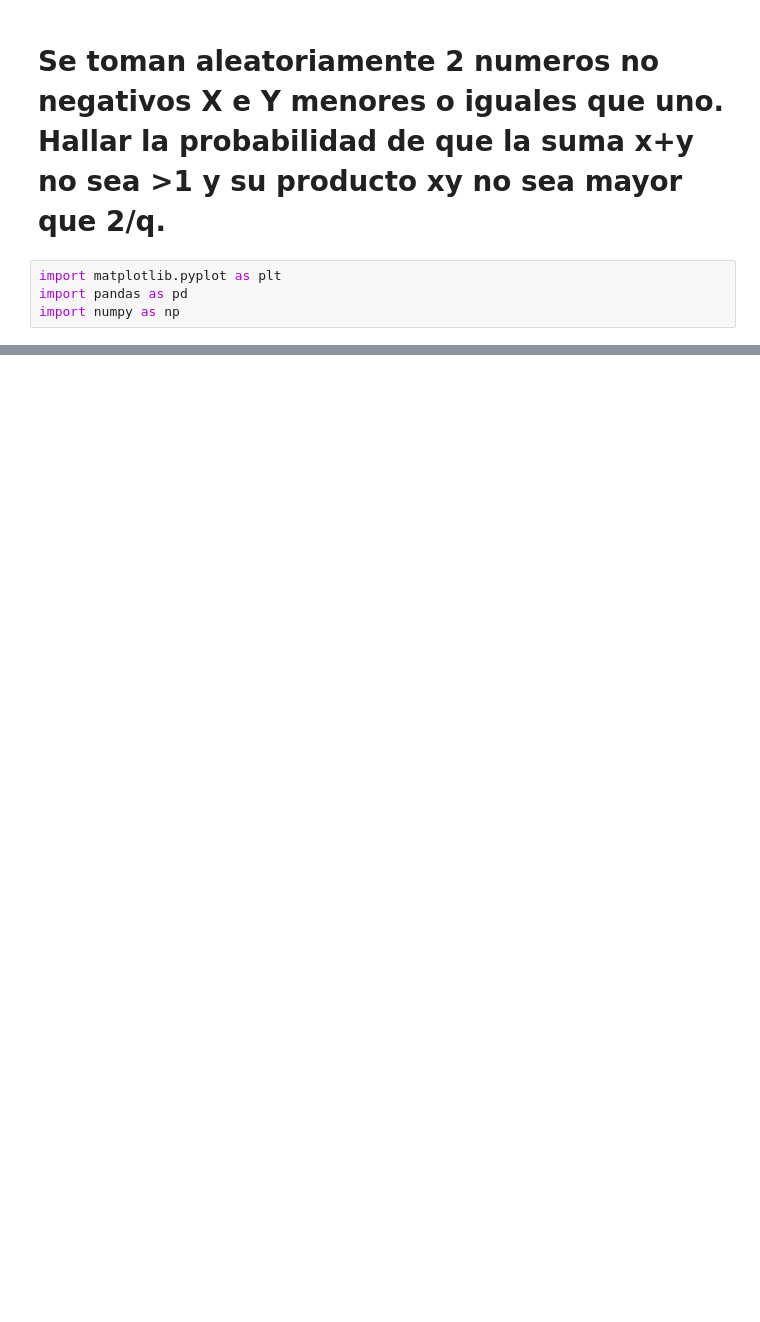
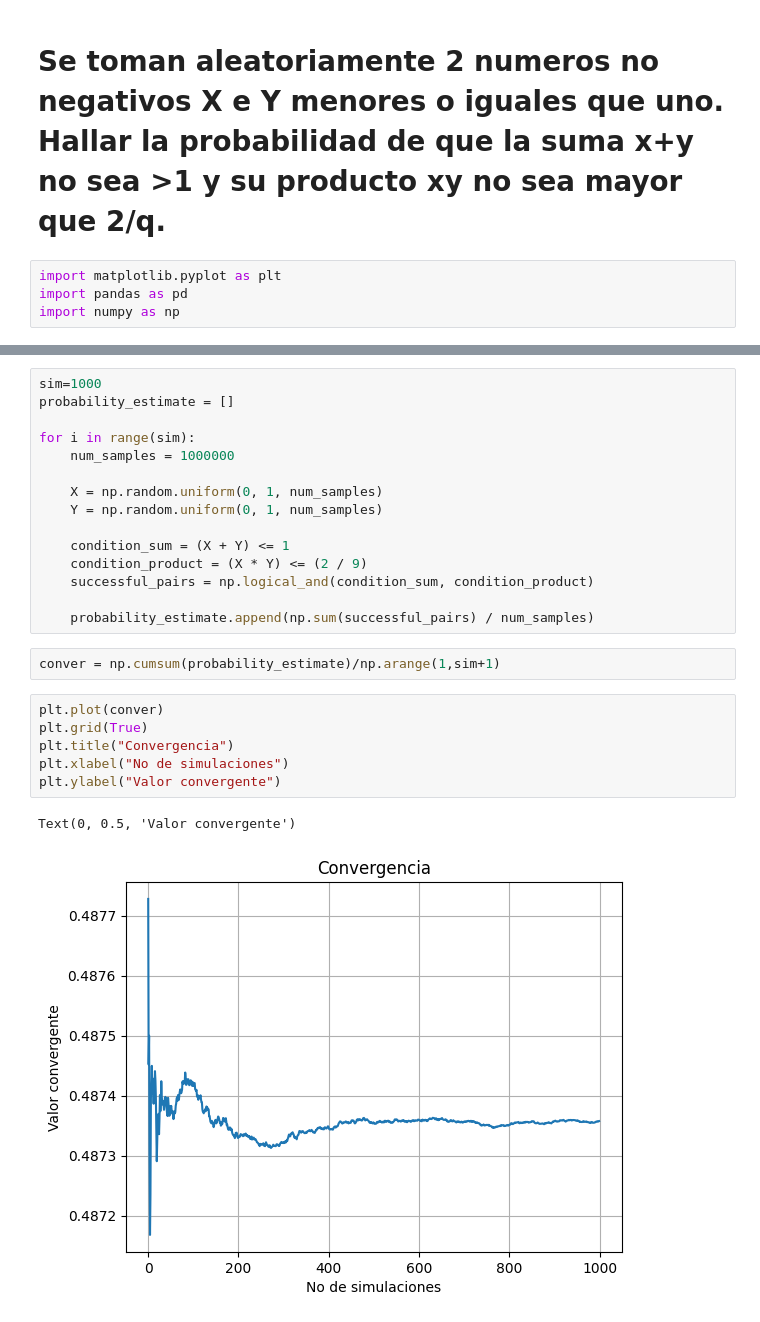
Before and after one commit to CharlyPierce/Simulacion2, a Jupyter notebook: ejercicio7/x+ymenor1.ipynb, the cells around one changed output, grey strips where cells are left out. Saved outputs shown, nothing was run; the diff lists cells and outputs as text; blank space fills up the shorter version.

```diff
--- a/ejercicio7/x+ymenor1.ipynb
+++ b/ejercicio7/x+ymenor1.ipynb
@@ -27,0 +46,26 @@ probability_estimate
+# %%
+sim=1000
+probability_estimate = []
+
+for i in range(sim):
+    num_samples = 1000000
+
+    X = np.random.uniform(0, 1, num_samples)
+    Y = np.random.uniform(0, 1, num_samples)
+
+    condition_sum = (X + Y) <= 1
+    condition_product = (X * Y) <= (2 / 9)
+    successful_pairs = np.logical_and(condition_sum, condition_product)
+
+    probability_estimate.append(np.sum(successful_pairs) / num_samples)
+# %%
+conver = np.cumsum(probability_estimate)/np.arange(1,sim+1)
+# %%
+plt.plot(conver)
+plt.grid(True)
+plt.title("Convergencia")
+plt.xlabel("No de simulaciones")
+plt.ylabel("Valor convergente")
+# %% [output]
+Text(0, 0.5, 'Valor convergente')
+[figure, added]
```
Also changed, not shown: parts of 5 cells of this notebook.
